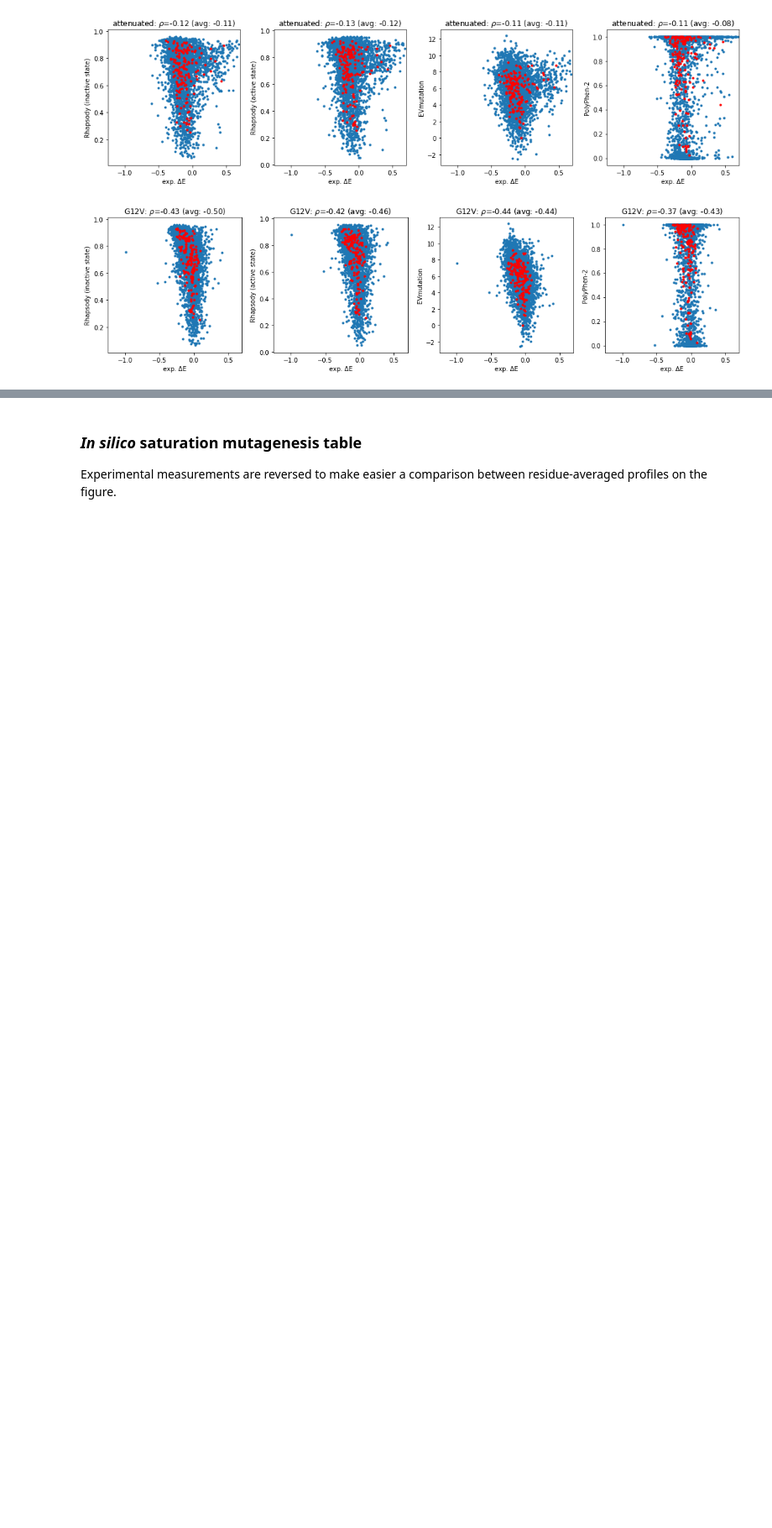
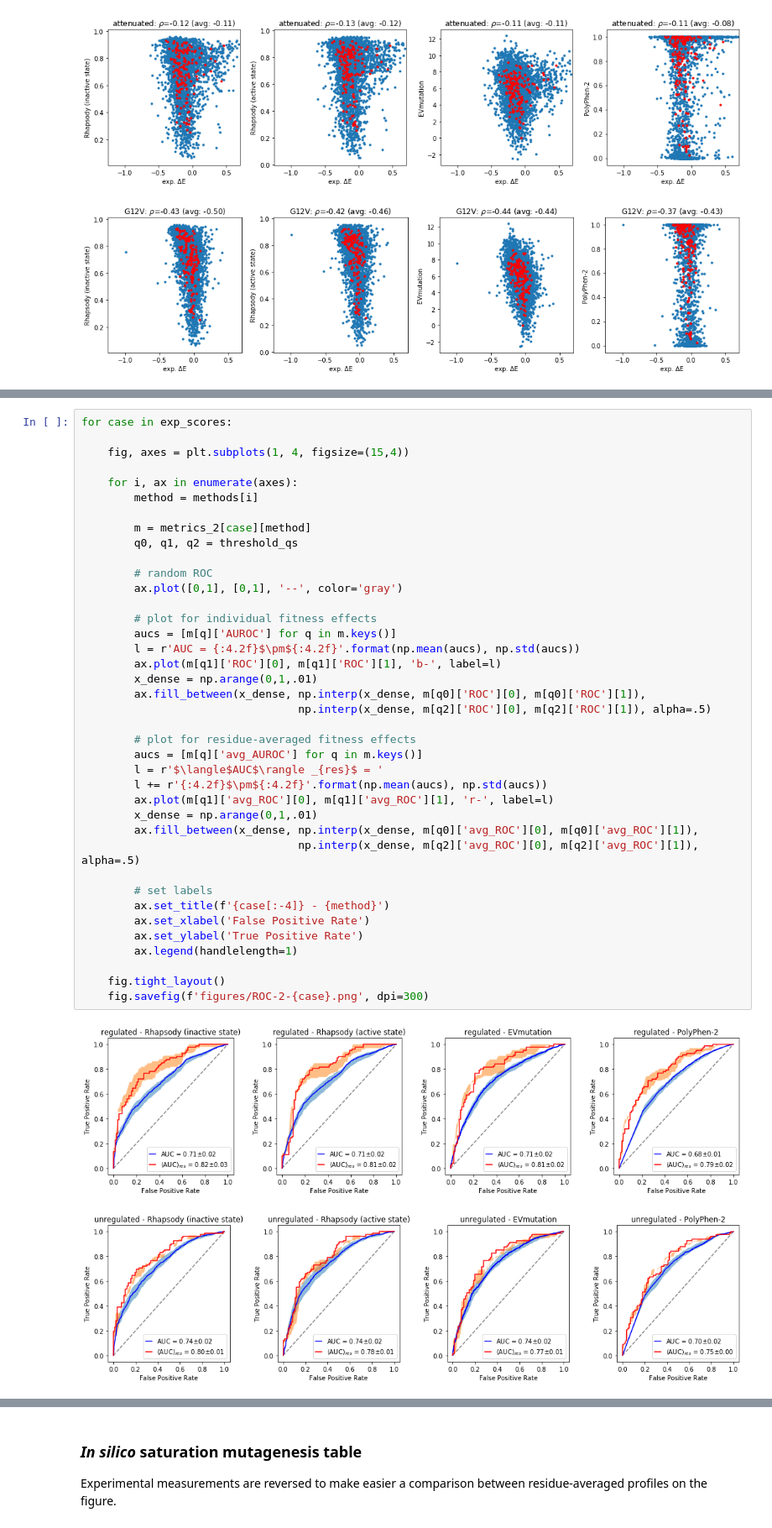
Before and after one commit to prody/rhapsody-tutorials, a Jupyter notebook: RAS_analysis/RAS_variants_analysis.ipynb, the cells around one changed output, grey strips where cells are left out. Shown at 84% size. Cells and saved outputs as stored; diff of their text form; blank space fills up the shorter version.

```diff
--- a/RAS_analysis/RAS_variants_analysis.ipynb
+++ b/RAS_analysis/RAS_variants_analysis.ipynb
@@ -479,0 +626,42 @@ for case in exp_scores:
+# %%
+for case in exp_scores:
+
+    fig, axes = plt.subplots(1, 4, figsize=(15,4))
+
+    for i, ax in enumerate(axes):
+        method = methods[i]
+
+        m = metrics_2[case][method]
+        q0, q1, q2 = threshold_qs
+
+        # random ROC
+        ax.plot([0,1], [0,1], '--', color='gray')
+
+        # plot for individual fitness effects
+        aucs = [m[q]['AUROC'] for q in m.keys()]
+        l = r'AUC = {:4.2f}$\pm${:4.2f}'.format(np.mean(aucs), np.std(aucs))
+        ax.plot(m[q1]['ROC'][0], m[q1]['ROC'][1], 'b-', label=l)
+        x_dense = np.arange(0,1,.01)
+        ax.fill_between(x_dense, np.interp(x_dense, m[q0]['ROC'][0], m[q0]['ROC'][1]),
+                                 np.interp(x_dense, m[q2]['ROC'][0], m[q2]['ROC'][1]), alpha=.5)
+
+        # plot for residue-averaged fitness effects
+        aucs = [m[q]['avg_AUROC'] for q in m.keys()]
+        l = r'$\langle$AUC$\rangle _{res}$ = '
+        l += r'{:4.2f}$\pm${:4.2f}'.format(np.mean(aucs), np.std(aucs))
+        ax.plot(m[q1]['avg_ROC'][0], m[q1]['avg_ROC'][1], 'r-', label=l)
+        x_dense = np.arange(0,1,.01)
+        ax.fill_between(x_dense, np.interp(x_dense, m[q0]['avg_ROC'][0], m[q0]['avg_ROC'][1]),
+                                 np.interp(x_dense, m[q2]['avg_ROC'][0], m[q2]['avg_ROC'][1]), alpha=.5)
+
+        # set labels
+        ax.set_title(f'{case[:-4]} - {method}')
+        ax.set_xlabel('False Positive Rate')
+        ax.set_ylabel('True Positive Rate')
+        ax.legend(handlelength=1)
+
+    fig.tight_layout()
+    fig.savefig(f'figures/ROC-2-{case}.png', dpi=300)
+# %% [output]
+[figure, added]
+[figure, added]
```
Also changed, not shown: parts of 25 cells of this notebook, 3 other files.
